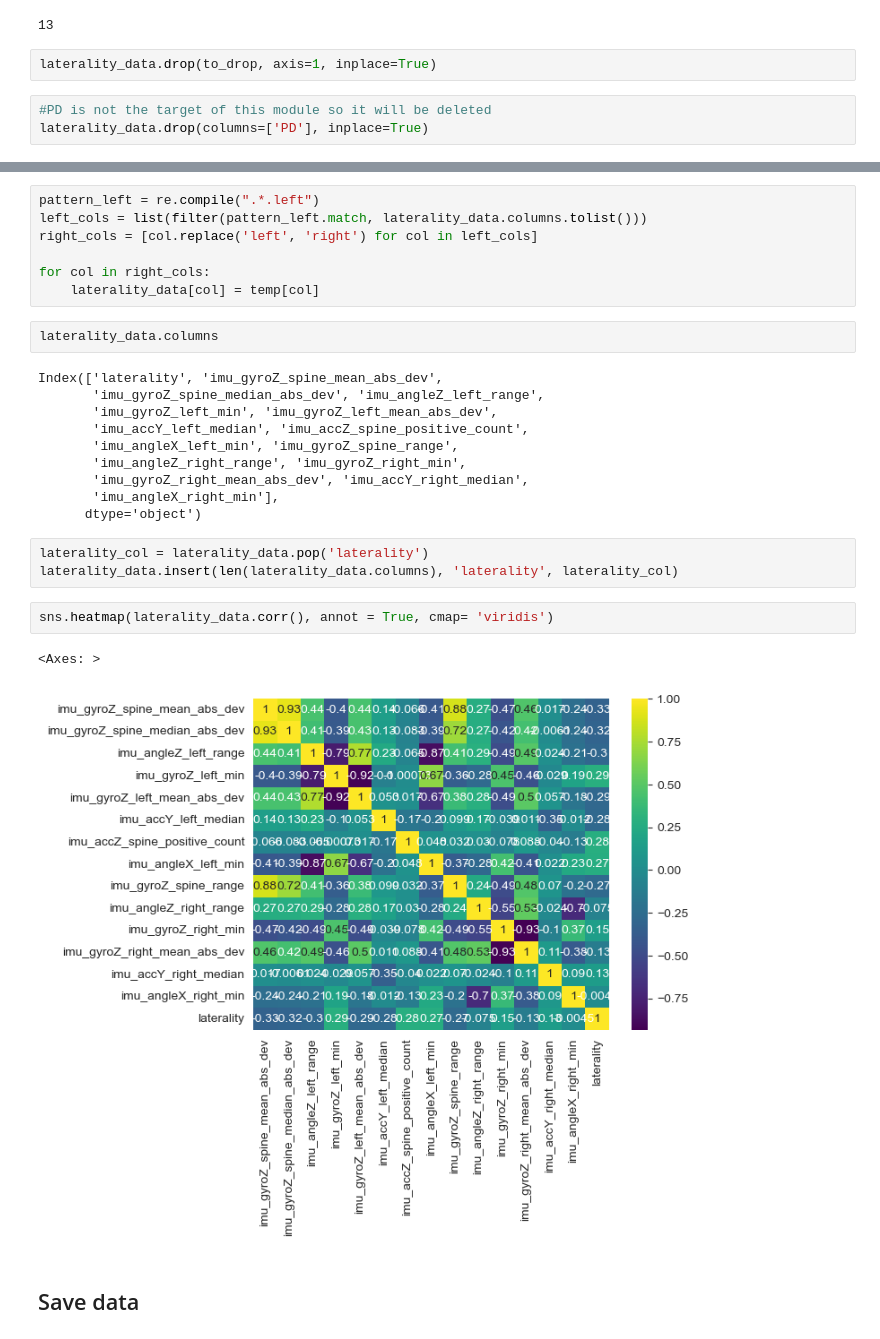
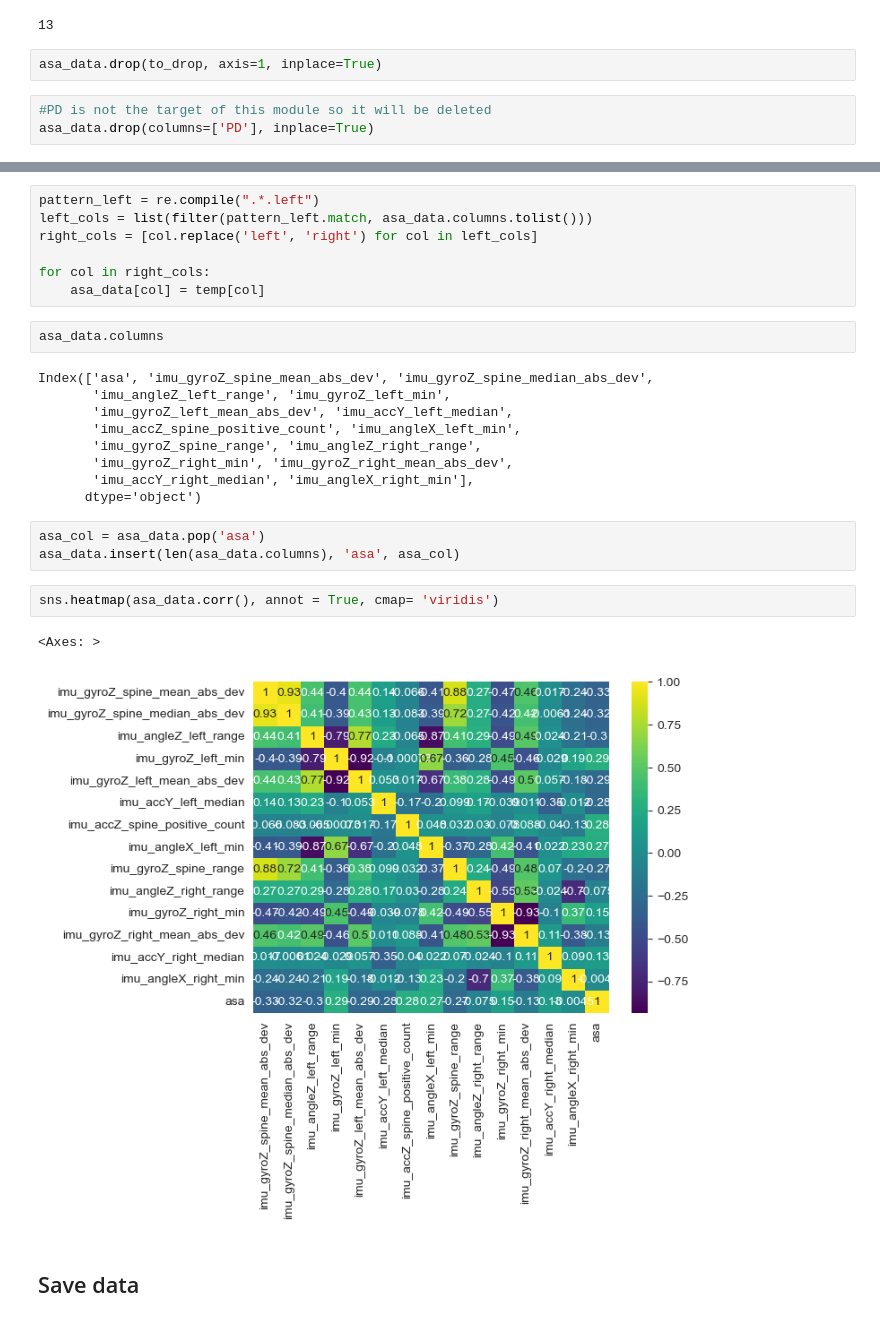
Before and after one commit to jose-2001/AIForIMUParkinsonData, a Jupyter notebook: notebooks/data_preparation/features-preprocessing/s4-features-asa-preprocessing.ipynb, the cells around one changed output, grey strips where cells are left out. Saved outputs shown, nothing was run; the diff lists cells and outputs as text.

```diff
--- a/notebooks/data_preparation/features-preprocessing/s4-features-asa-preprocessing.ipynb
+++ b/notebooks/data_preparation/features-preprocessing/s4-features-asa-preprocessing.ipynb
@@ -225,8 +225,8 @@ len(to_drop)
 # %% [output]
 13
 # %%
-laterality_data.drop(to_drop, axis=1, inplace=True)
+asa_data.drop(to_drop, axis=1, inplace=True)
 # %%
 #PD is not the target of this module so it will be deleted
-laterality_data.drop(columns=['PD'], inplace=True)
+asa_data.drop(columns=['PD'], inplace=True)
 # %%
@@ -242,31 +242,30 @@ an alternative for this problem we will add all the symmetric features (if mean_
 will also be included)
 # %%
 pattern_left = re.compile(".*.left")
-left_cols = list(filter(pattern_left.match, laterality_data.columns.tolist()))
+left_cols = list(filter(pattern_left.match, asa_data.columns.tolist()))
 right_cols = [col.replace('left', 'right') for col in left_cols]
 
 for col in right_cols:
-    laterality_data[col] = temp[col]
+    asa_data[col] = temp[col]
 # %%
-laterality_data.columns
+asa_data.columns
 # %% [output]
-Index(['laterality', 'imu_gyroZ_spine_mean_abs_dev',
-       'imu_gyroZ_spine_median_abs_dev', 'imu_angleZ_left_range',
-       'imu_gyroZ_left_min', 'imu_gyroZ_left_mean_abs_dev',
-       'imu_accY_left_median', 'imu_accZ_spine_positive_count',
-       'imu_angleX_left_min', 'imu_gyroZ_spine_range',
-       'imu_angleZ_right_range', 'imu_gyroZ_right_min',
-       'imu_gyroZ_right_mean_abs_dev', 'imu_accY_right_median',
-       'imu_angleX_right_min'],
+Index(['asa', 'imu_gyroZ_spine_mean_abs_dev', 'imu_gyroZ_spine_median_abs_dev',
+       'imu_angleZ_left_range', 'imu_gyroZ_left_min',
+       'imu_gyroZ_left_mean_abs_dev', 'imu_accY_left_median',
+       'imu_accZ_spine_positive_count', 'imu_angleX_left_min',
+       'imu_gyroZ_spine_range', 'imu_angleZ_right_range',
+       'imu_gyroZ_right_min', 'imu_gyroZ_right_mean_abs_dev',
+       'imu_accY_right_median', 'imu_angleX_right_min'],
       dtype='object')
 # %%
-laterality_col = laterality_data.pop('laterality')
-laterality_data.insert(len(laterality_data.columns), 'laterality', laterality_col)
+asa_col = asa_data.pop('asa')
+asa_data.insert(len(asa_data.columns), 'asa', asa_col)
 # %%
-sns.heatmap(laterality_data.corr(), annot = True, cmap= 'viridis')
+sns.heatmap(asa_data.corr(), annot = True, cmap= 'viridis')
 # %% [output]
 <Axes: >
-[figure, old version]
+[figure, new version]
 # %% [markdown]
 ## Save data
 # %%
```
Also changed, not shown: parts of 18 cells of this notebook.
